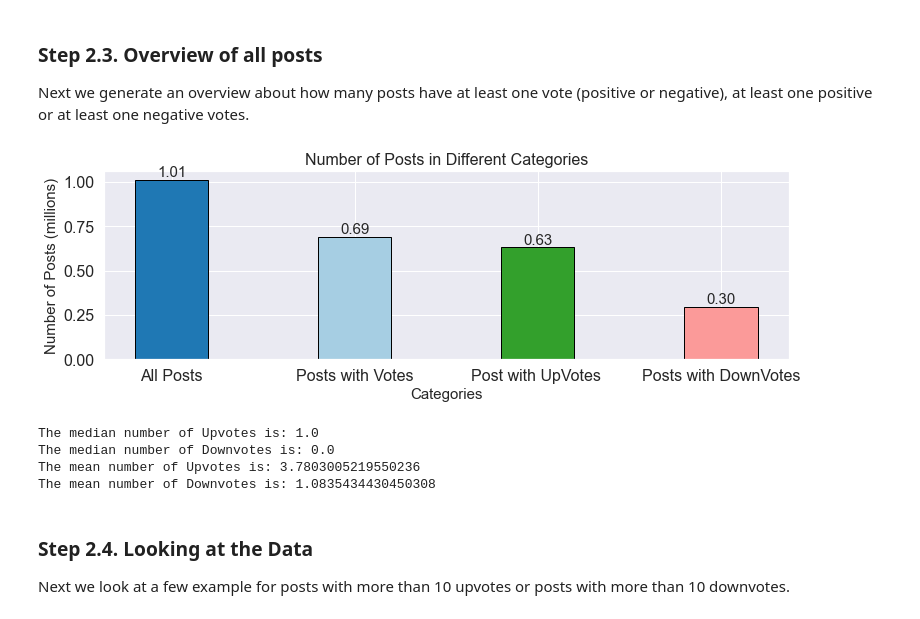
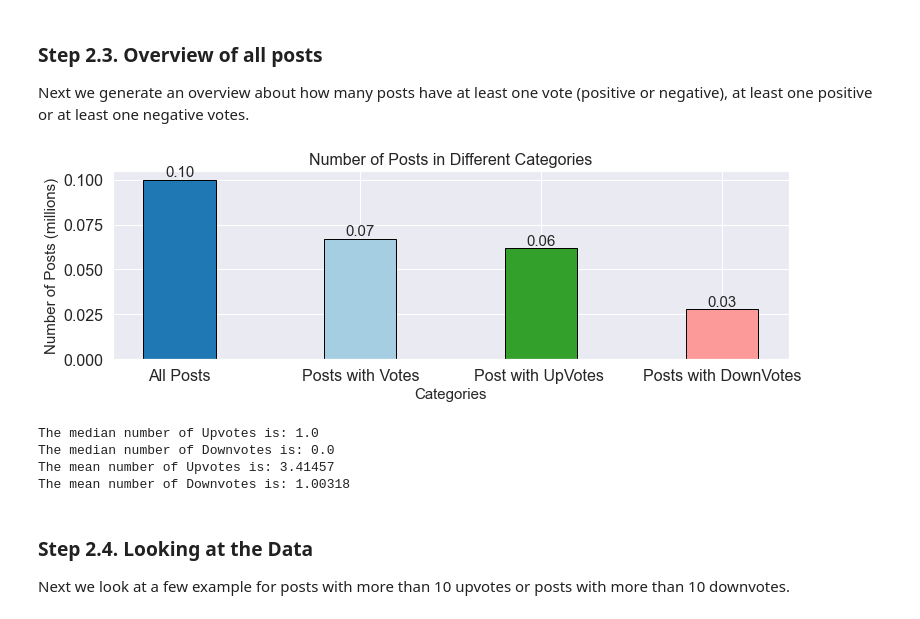
Before and after one commit to dario-x/user-post-popularity-prediction, a Jupyter notebook: main.ipynb, the cells around one changed output. Cells and saved outputs as stored; diff of their text form; code cells hidden in the pictures.

```diff
--- a/main.ipynb
+++ b/main.ipynb
@@ -44,10 +63,11 @@ database_file = "./data/corpus.sqlite3"
 conn = sqlite3.connect(database_file)
 
 # Query to fetch the first 100,000 rows from a table named 'your_table_name'
-query = "SELECT * FROM Posts"
+query = "SELECT * FROM Posts LIMIT 100000"
 
 # Load data into a DataFrame
-df = pd.read_sql_query(query, conn)
+df_posts = pd.read_sql_query(query, conn)
+df_articles = pd.read_sql_query("SELECT * FROM Articles", conn)
 
 # Close the connection
 conn.close()
@@ -54 +76,29 @@ conn.close()
+# %%
+# Convert 'CreatedAt' and 'publishingDate' columns to datetime format
+df_posts['CreatedAt'] = pd.to_datetime(df_posts['CreatedAt'], errors='coerce')
+df_articles['publishingDate'] = pd.to_datetime(df_articles['publishingDate'], errors='coerce')
+
+# Convert 'ID_Article' columns to numeric
+df_posts['ID_Article'] = pd.to_numeric(df_posts['ID_Article'], errors='coerce')
+df_articles['ID_Article'] = pd.to_numeric(df_articles['ID_Article'], errors='coerce')
+
+# Extracting the subtitle from the articles body
+def extract_subtitle(html_content):
+    match = re.search(r'<h2.*?>(.*?)<\/h2>', html_content)
+    return match.group(1) if match else " "
+df_articles['Subtitle'] = df_articles['Body'].apply(extract_subtitle)
+
+
+# Merge the two DataFrames based on the 'ID_Article' column
+
+# excluding the full articles body and only including title and subtitle in the merge
+# as the body is usually quite long and might not contain valuable information for this analysis
+df_articles.rename(columns={'Body': 'Body_Article'}, inplace=True)
+columns_to_merge = df_articles.columns[df_articles.columns != 'Body_Article']
+
+df_merged = pd.merge(df_posts, df_articles[columns_to_merge], on='ID_Article')
+
+# Shuffle the dataset and reset index
+df_merged = df_merged.sample(n=len(df_merged))
+df_merged = df_merged.reset_index(drop=True)
 # %% [markdown]
@@ -179,10 +229,10 @@ plt.show()
 
 Next we generate an overview about how many posts have at least one vote (positive or negative), at least one positive or at least one negative votes.
 # %%
-all_posts = df["ID_Post"].count()
-all_posts_with_votes = df[(df["PositiveVotes"] > 0) | (df["NegativeVotes"] > 0)]["ID_Post"].count()
-positive_posts = df[(df["PositiveVotes"] > 0)]["ID_Post"].count()
-negative_posts = df[(df["NegativeVotes"] > 0)]["ID_Post"].count()
+all_posts = df_posts["ID_Post"].count()
+all_posts_with_votes = df_posts[(df_posts["PositiveVotes"] > 0) | (df_posts["NegativeVotes"] > 0)]["ID_Post"].count()
+positive_posts = df_posts[(df_posts["PositiveVotes"] > 0)]["ID_Post"].count()
+negative_posts = df_posts[(df_posts["NegativeVotes"] > 0)]["ID_Post"].count()
 
 # Convert values to millions
 all_posts /= 1e6
@@ -195,46 +245,46 @@ categories = ['All Posts', 'Posts with Votes', 'Post with UpVotes ', 'Posts with
 values = [all_posts, all_posts_with_votes, positive_posts, negative_posts]
 
 # Choose a more suitable color palette
 colors = ['#1F78B4', '#A6CEE3',   '#33A02C', '#FB9A99']
 # Create bar plot
 plt.figure(figsize=(11, 4))
 bars = plt.bar(categories, values, color=colors,
                edgecolor='black', width=0.4)
 
 # Add labels and title
 plt.xlabel('Categories', fontsize=15)
 plt.ylabel('Number of Posts (millions)', fontsize=15)
 plt.title('Number of Posts in Different Categories', fontsize=16)
 
 # Increase font size for tick labels
 plt.xticks(fontsize=16)
 plt.yticks(fontsize=16)
 
 # Show the value on top of each bar with larger font size
 for bar in bars:
     height = bar.get_height()
     plt.text(bar.get_x() + bar.get_width() / 2, height, f'{height:.2f}',
              ha='center', va='bottom', fontsize=15)
 
 # Save the plot
 plt.savefig('./figures/bar_plot.png', dpi=300, bbox_inches='tight')
 # Show plot
 plt.tight_layout()
 plt.show()
 # %% [output]
-[figure, old version]
+[figure, new version]
 # %%
-print(f"The median number of Upvotes is: { df.PositiveVotes.median() }")
-print(f"The median number of Downvotes is: { df.NegativeVotes.median() }")
+print(f"The median number of Upvotes is: { df_posts.PositiveVotes.median() }")
+print(f"The median number of Downvotes is: { df_posts.NegativeVotes.median() }")
 
 
-print(f"The mean number of Upvotes is: { df.PositiveVotes.mean() }")
-print(f"The mean number of Downvotes is: { df.NegativeVotes.mean() }")
+print(f"The mean number of Upvotes is: { df_posts.PositiveVotes.mean() }")
+print(f"The mean number of Downvotes is: { df_posts.NegativeVotes.mean() }")
 # %% [output]
 The median number of Upvotes is: 1.0
 The median number of Downvotes is: 0.0
-The mean number of Upvotes is: 3.7803005219550236
-The mean number of Downvotes is: 1.0835434430450308
+The mean number of Upvotes is: 3.41457
+The mean number of Downvotes is: 1.00318
 # %% [markdown]
 ### Step 2.4. Looking at the Data
 
```
Also changed, not shown: parts of 35 cells of this notebook, 5 other files.
